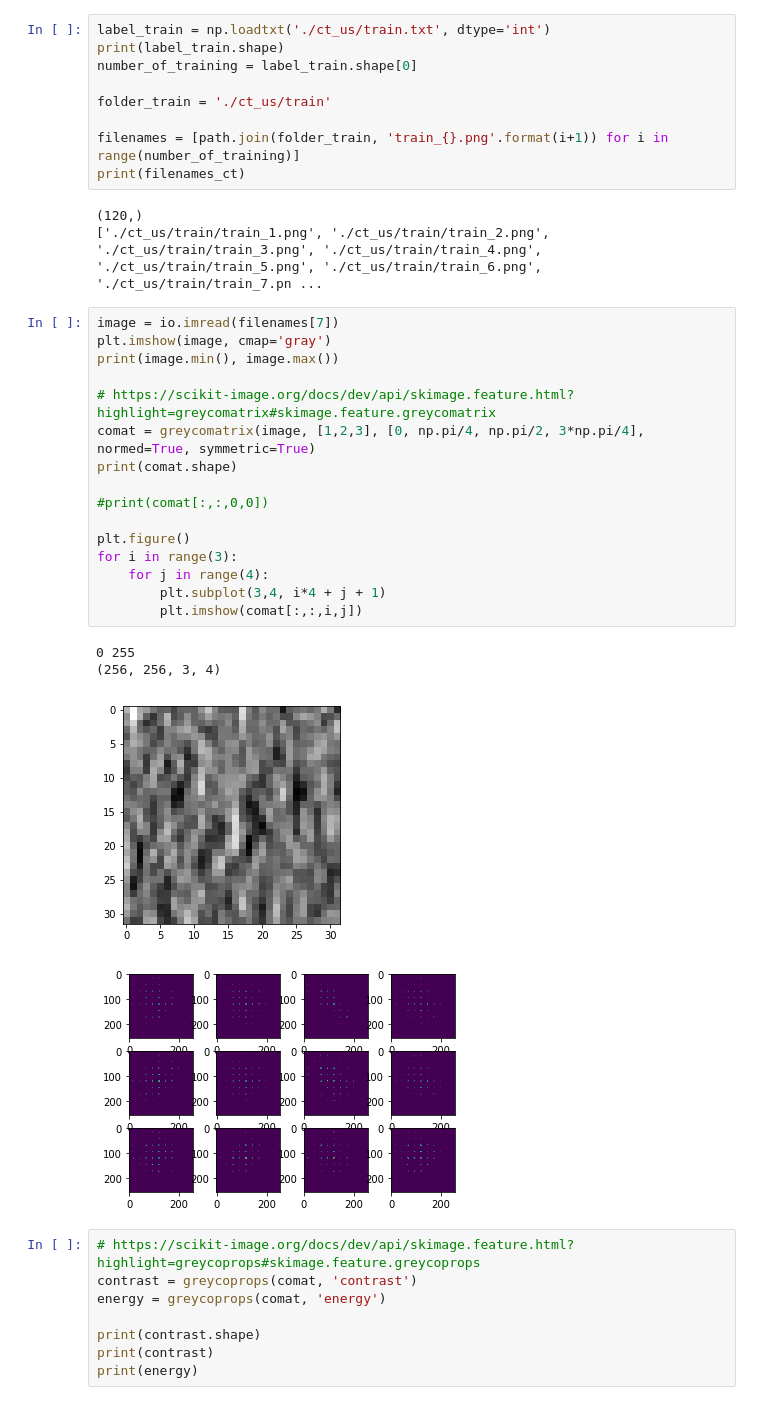
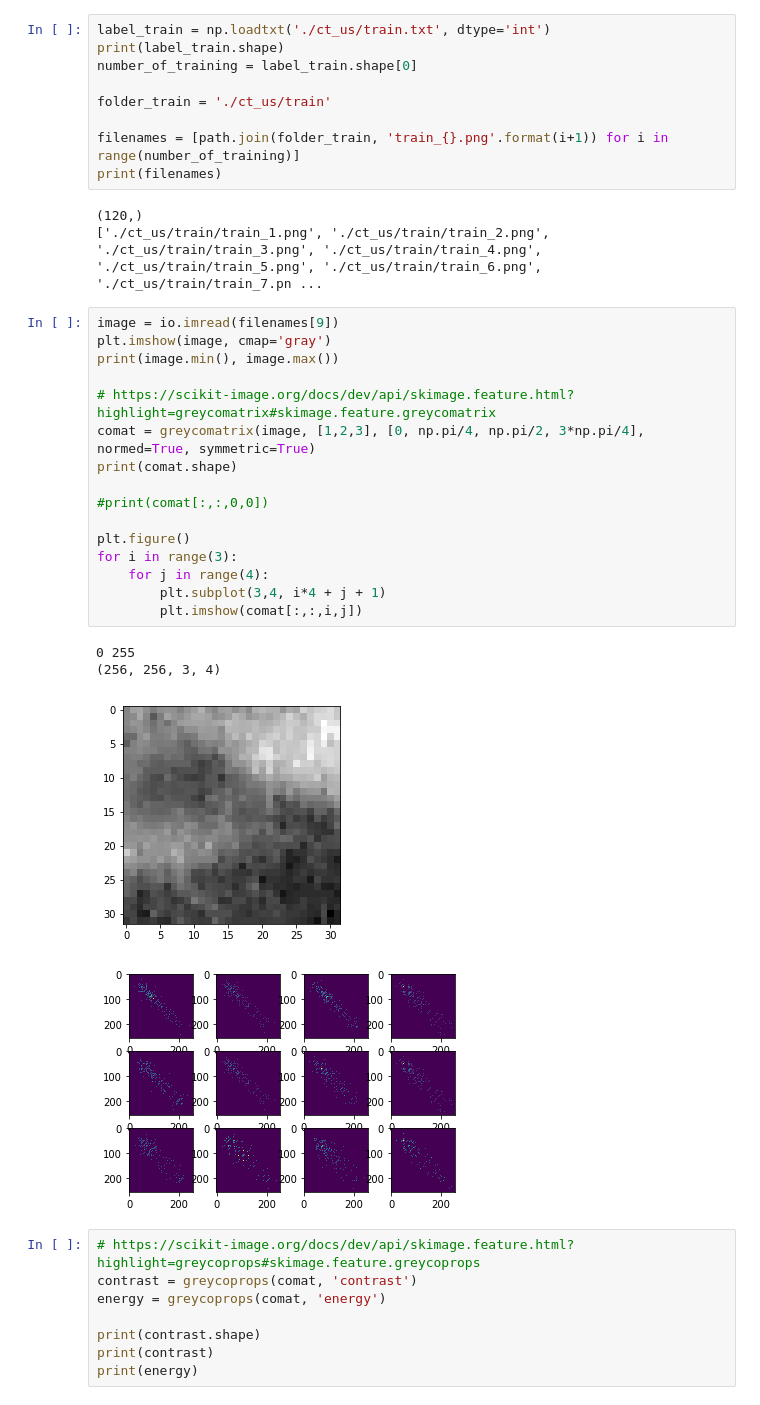
Before and after one commit to yanrpi/bmed-4460-6460, a Jupyter notebook: 07_ClusteringTexture/glcm.ipynb, the cells around one changed output. Drawn from its saved outputs; the diff is of its cells as text.

```diff
--- a/07_ClusteringTexture/glcm.ipynb
+++ b/07_ClusteringTexture/glcm.ipynb
@@ -23,31 +23,31 @@ number_of_training = label_train.shape[0]
 folder_train = './ct_us/train'
 
 filenames = [path.join(folder_train, 'train_{}.png'.format(i+1)) for i in range(number_of_training)]
-print(filenames_ct)
+print(filenames)
 # %% [output]
 (120,)
 ['./ct_us/train/train_1.png', './ct_us/train/train_2.png', './ct_us/train/train_3.png', './ct_us/train/train_4.png', './ct_us/train/train_5.png', './ct_us/train/train_6.png', './ct_us/train/train_7.pn ...
 # %%
-image = io.imread(filenames[7])
+image = io.imread(filenames[9])
 plt.imshow(image, cmap='gray')
 print(image.min(), image.max())
 
 # https://scikit-image.org/docs/dev/api/skimage.feature.html?highlight=greycomatrix#skimage.feature.greycomatrix
 comat = greycomatrix(image, [1,2,3], [0, np.pi/4, np.pi/2, 3*np.pi/4], normed=True, symmetric=True)
 print(comat.shape)
 
 #print(comat[:,:,0,0])
 
 plt.figure()
 for i in range(3):
     for j in range(4):
         plt.subplot(3,4, i*4 + j + 1)
         plt.imshow(comat[:,:,i,j])
 # %% [output]
 0 255
 (256, 256, 3, 4)
-[figure, old version]
+[figure, new version]
-[figure, old version]
+[figure, new version]
 # %%
 # https://scikit-image.org/docs/dev/api/skimage.feature.html?highlight=greycoprops#skimage.feature.greycoprops
 contrast = greycoprops(comat, 'contrast')
```
Also changed, not shown: parts of 1 cell of this notebook.
